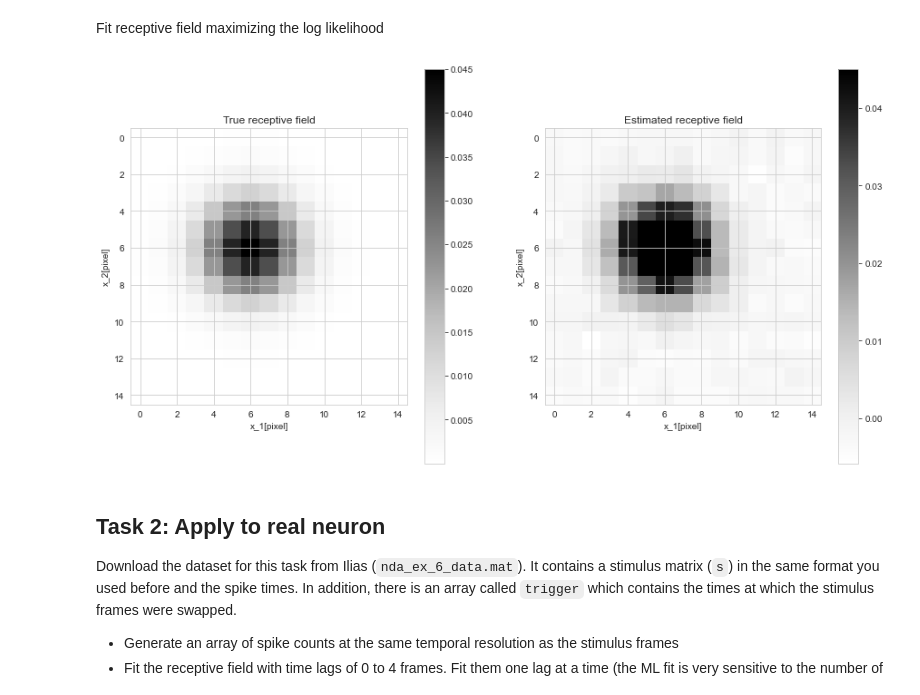
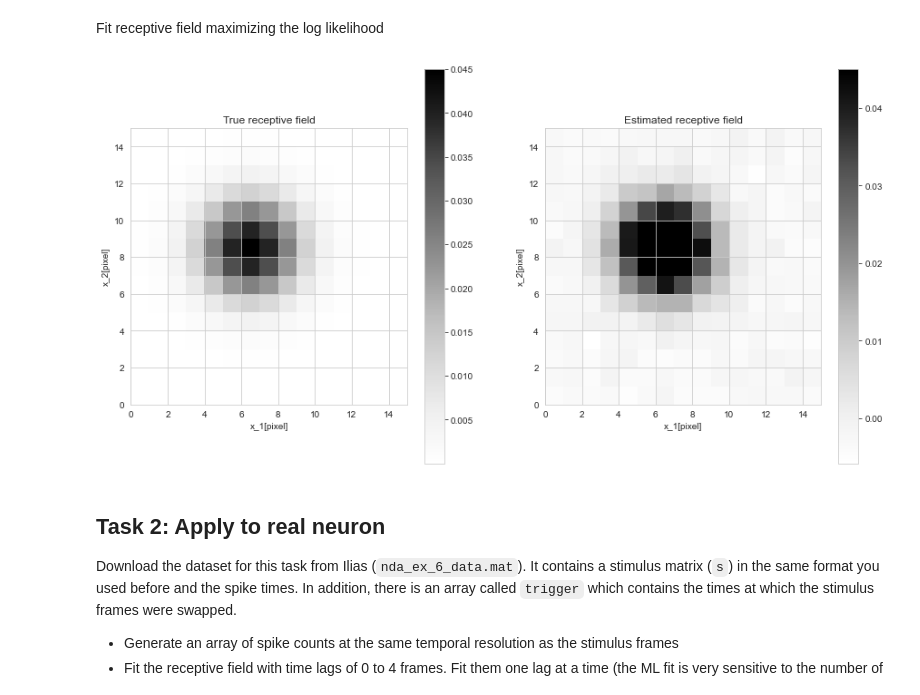
Before and after one commit to mdittschar/NDS, a Jupyter notebook: CodingLab7.ipynb, the cells around one changed output. Saved outputs shown, nothing was run; the diff lists cells and outputs as text; code cells hidden in the pictures.

```diff
--- a/CodingLab7.ipynb
+++ b/CodingLab7.ipynb
@@ -293,28 +293,28 @@ res = scipy.optimize.minimize(negloglike_lnp, x0=w, args=(c,s), jac=True)
 # %%
 # insert your code here
 
 # ------------------------------------
 # Plot the ground truth and estimated
 # `w` side by side. (0.5 pts)
 # ------------------------------------
 
 fig, axs = plt.subplots(1,2, figsize= (15,8))
 result_task1 = res.jac.reshape((15,15))
 result_task1 = result_task1 /np.sum(result_task1)
 w_im = np.reshape(w, (15,15))
-plot0=axs[0].imshow(w_im, vmin=np.min(w), vmax=0.045, cmap='Greys')
+plot0=axs[0].imshow(w_im, vmin=np.min(w), vmax=0.045, cmap='Greys',extent=[0,15,0,15])
 axs[0].set_title("True receptive field")
 axs[0].set_xlabel("x_1[pixel]")
 axs[0].set_ylabel("x_2[pixel]")
 plt.colorbar(plot0, ax=axs[0])
-plot1= axs[1].imshow(result_task1, vmin =np.min(result_task1), vmax=0.045,cmap='Greys')
+plot1= axs[1].imshow(result_task1, vmin =np.min(result_task1), vmax=0.045,cmap='Greys',extent=[0,15,0,15])
 axs[1].set_title("Estimated receptive field")
 axs[1].set_xlabel("x_1[pixel]")
 axs[1].set_ylabel("x_2[pixel]")
 plt.colorbar(plot1)
 plt.show()
 # %% [output]
-[figure, old version]
+[figure, new version]
 # %% [markdown]
 ## Task 2: Apply to real neuron
 
```
Also changed, not shown: parts of 1 cell of this notebook.
